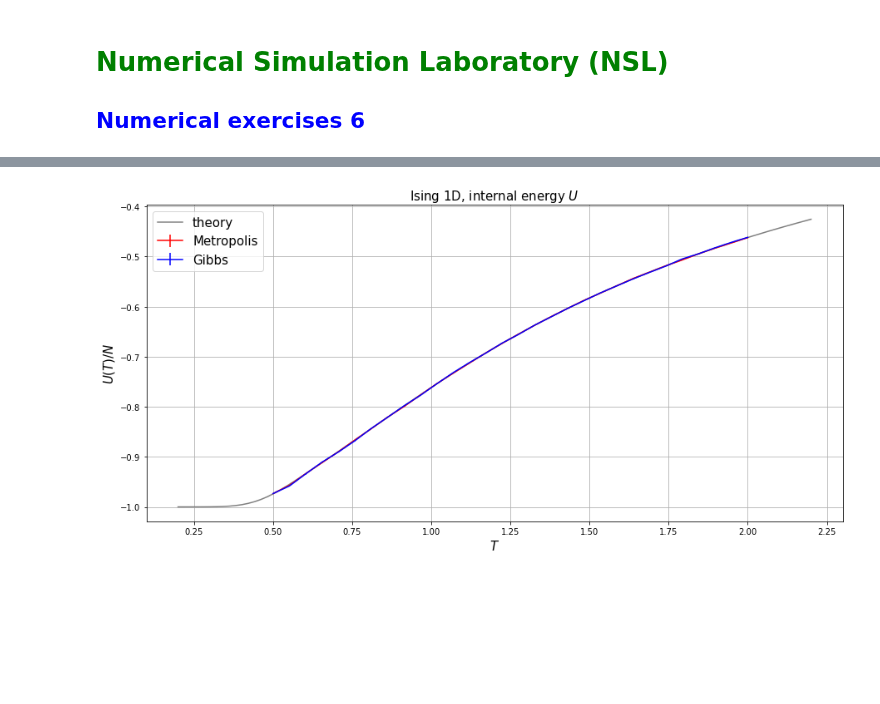
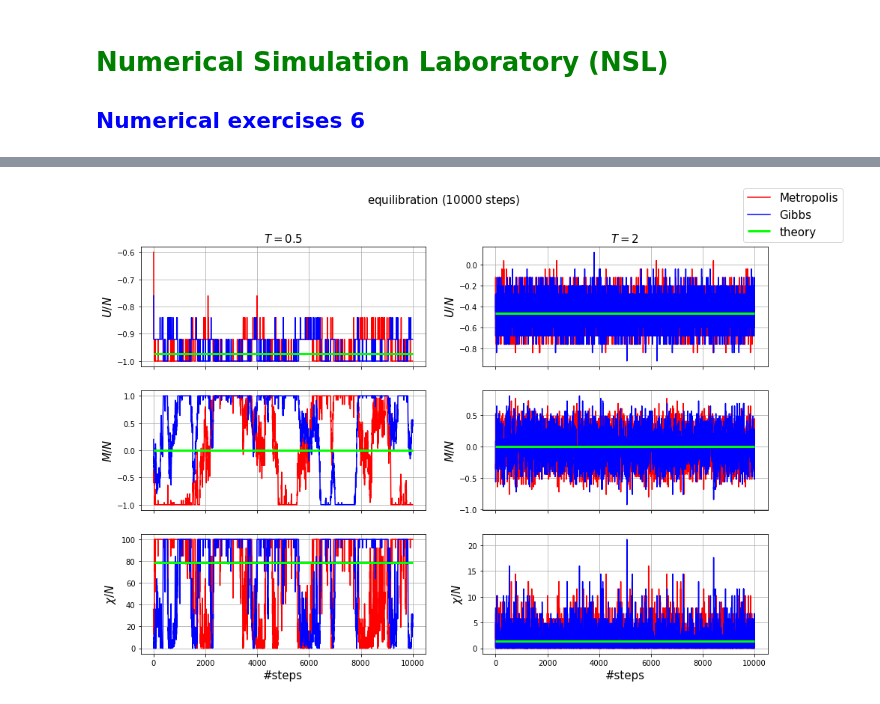
Before and after one commit to lukas-hermans/LSN_exercises, a Jupyter notebook: ex6/LSN_Exercises_06.ipynb, the cells around one changed output, grey strips where cells are left out. Cells and saved outputs as stored; diff of their text form; code cells hidden in the pictures; blank space fills up the shorter version.

```diff
--- a/ex6/LSN_Exercises_06.ipynb
+++ b/ex6/LSN_Exercises_06.ipynb
@@ -4,53 +31,72 @@
 # %%
 import numpy as np
 import matplotlib.pyplot as plt
 
-def compare_plot(title, x_label, y_label, T_sim, y_metro, err_metro, y_gibbs, err_gibbs, T_theo, y_theo):
+def calc_theo(T, J, Ns, h):
     '''
-    Plot comparison between theoretical results, Metropolis simulation and Gibbs simulation.
+    Calculation of theoretical results given specific experimental parameters.
+    Taken from exercise description.
     '''
-    plt.figure(figsize=(15, 7))
+    beta = 1/T
+    th = np.tanh(J/T)
+    thN = th**Ns
+    ch = 1/th
 
-    plt.errorbar(T_sim, y_metro, err_metro, color='r', label='Metropolis')
-    plt.errorbar(T_sim, y_gibbs, err_gibbs, color='b', label='Gibbs')
-    plt.plot(T_theo, y_theo, color='gray', label='theory')
+    e = -J*( th + ch*thN )/( 1 + thN )
+    heat=((beta*J)**2)*(((1+thN+(Ns-1)*(th**2)+(Ns-1)*(ch**2)*thN)/(1+thN))-Ns*((th+ch*thN)/(1+thN))**2)
+    b = 1/T
+    l1 = np.exp(b*J)*np.cosh(b*h)+np.sqrt(np.exp(2*b*J)*np.cosh(b*h)*np.cosh(b*h)-2*np.sinh(2*b*J))
+    l2 = np.exp(b*J)*np.cosh(b*h)-np.sqrt(np.exp(2*b*J)*np.cosh(b*h)*np.cosh(b*h)-2*np.sinh(2*b*J))
+    Z = l1**Ns + l2**Ns
+    M = (np.exp(b*J)*np.sinh(b*h)*((l1**(Ns-1))*(1+np.exp(b*J)*np.cosh(b*h)/np.sqrt(np.exp(2*b*J)*np.cosh(b*h)*np.cosh(b*h)-2*np.sinh(2*b*J)))
+            + (l2**(Ns-1))*(1-np.exp(b*J)*np.cosh(b*h)/np.sqrt(np.exp(2*b*J)*np.cosh(b*h)*np.cosh(b*h)-2*np.sinh(2*b*J)))))/(Z)
+    X = beta*np.exp(2*beta*J)*(1-thN)/(1+thN)
 
-    plt.title(title, size=15)
-    plt.xlabel(x_label, size=15)
-    plt.ylabel(y_label, size=15)
+    return e, heat, M, X
 
-    plt.grid()
-    plt.legend(fontsize=15)
-    plt.show()
+def equilibration_plot(ax, M, y_metro, y_gibbs, y_theo, ylabel,
+                       xlabel=None, title=None, label_metro=None, label_gibbs=None, label_theo=None):
+    '''
+    Plot equilibratioin of a certain measure for Metropolis simulation and Gibbs simulation and compare with theory.
+    '''
+    ax.plot(M, y_metro, color='r', label=label_metro)
+    ax.plot(M, y_gibbs, color='b', label=label_gibbs)
+    ax.hlines(y_theo, min(M), max(M), color='lime', zorder=10, linewidth=3, label=label_theo)
+    ax.set_xlabel(xlabel, size=15)
+    ax.set_ylabel(ylabel, size=15)
+    ax.set_title(title, size=15)
+    ax.grid()
 
-# define some variables for theoretical calculations
-points = 100
-T = np.linspace(0.2, 2.2, num=points)
-beta = 1/T
+# parameters
 J = 1.0
 Ns = 50
-th = np.tanh(J/T)
-thN = th**Ns
-ch = 1/th
 
-# calculation of theoretical results
-e = -J*( th + ch*thN )/( 1 + thN )
-heat=((beta*J)**2)*(((1+thN+(Ns-1)*(th**2)+(Ns-1)*(ch**2)*thN)/(1+thN))-Ns*((th+ch*thN)/(1+thN))**2)
-h=0.02 #external field
-b = 1/T
-l1 = np.exp(b*J)*np.cosh(b*h)+np.sqrt(np.exp(2*b*J)*np.cosh(b*h)*np.cosh(b*h)-2*np.sinh(2*b*J))
-l2 = np.exp(b*J)*np.cosh(b*h)-np.sqrt(np.exp(2*b*J)*np.cosh(b*h)*np.cosh(b*h)-2*np.sinh(2*b*J))
-Z = l1**Ns + l2**Ns
-M = (np.exp(b*J)*np.sinh(b*h)*((l1**(Ns-1))*(1+np.exp(b*J)*np.cosh(b*h)/np.sqrt(np.exp(2*b*J)*np.cosh(b*h)*np.cosh(b*h)-2*np.sinh(2*b*J)))
-        + (l2**(Ns-1))*(1-np.exp(b*J)*np.cosh(b*h)/np.sqrt(np.exp(2*b*J)*np.cosh(b*h)*np.cosh(b*h)-2*np.sinh(2*b*J)))))/(Z)
-X = beta*np.exp(2*beta*J)*(1-thN)/(1+thN)
+e_05, heat_05, M_05, X_05 = calc_theo(T=0.5, J=J, Ns=Ns, h=0)
+e_2, heat_2, M_2, X_2 = calc_theo(T=2, J=J, Ns=Ns, h=0)
 
-# load results from simulation
-T_sim, u_metro, u_err_metro, c_metro, c_err_metro, chi_metro, chi_err_metro = np.loadtxt("data/metro_h=0.txt", delimiter=',', skiprows=1, unpack=True, usecols=(0,1,2,3,4,5,6))
-m_metro, m_err_metro = np.loadtxt("data/metro_h=0.02.txt", delimiter=',', skiprows=1, unpack=True, usecols=(7,8))
-T_sim, u_gibbs, u_err_gibbs, c_gibbs, c_err_gibbs, chi_gibbs, chi_err_gibbs = np.loadtxt("data/gibbs_h=0.txt", delimiter=',', skiprows=1, unpack=True, usecols=(0,1,2,3,4,5,6))
-m_gibbs, m_err_gibbs = np.loadtxt("data/gibbs_h=0.02.txt", delimiter=',', skiprows=1, unpack=True, usecols=(7,8))
+# load data rows from equilibration example
+M, u_metro_05, chi_metro_05, m_metro_05 = np.loadtxt("data/metro_equi_05.txt", delimiter=',', skiprows=1, unpack=True)
+M, u_gibbs_05, chi_gibbs_05, m_gibbs_05 = np.loadtxt("data/gibbs_equi_05.txt", delimiter=',', skiprows=1, unpack=True)
+M, u_metro_2, chi_metro_2, m_metro_2 = np.loadtxt("data/metro_equi_2.txt", delimiter=',', skiprows=1, unpack=True)
+M, u_gibbs_2, chi_gibbs_2, m_gibbs_2 = np.loadtxt("data/gibbs_equi_2.txt", delimiter=',', skiprows=1, unpack=True)
 
-compare_plot('Ising 1D, internal energy $U$', r'$T$', r'$U(T)/N$', T_sim, u_metro, u_err_metro, u_gibbs, u_err_gibbs, T, e)
+fig, ax = plt.subplots(3, 2, figsize=(15,10), sharex=True)
+fig.suptitle("equilibration ($10000$ steps)", size=15)
+
+equilibration_plot(ax[0, 0], M, u_metro_05, u_gibbs_05, e_05,
+                   "$U/N$", title="$T = 0.5$", label_metro="Metropolis", label_gibbs="Gibbs", label_theo="theory")
+equilibration_plot(ax[0, 1], M, u_metro_2, u_gibbs_2, e_2,
+                   "$U/N$", title="$T = 2$")
+equilibration_plot(ax[1, 0], M, m_metro_05, m_gibbs_05, M_05,
+                   "$M/N$")
+equilibration_plot(ax[1, 1], M, m_metro_2, m_gibbs_2, M_2,
+                   "$M/N$")
+equilibration_plot(ax[2, 0], M, chi_metro_05, chi_gibbs_05, X_05,
+                   "$\chi / N$", xlabel="#steps")
+equilibration_plot(ax[2, 1], M, chi_metro_2, chi_gibbs_2, X_2,
+                   "$\chi / N$", xlabel="#steps")
+
+fig.legend(fontsize=15)
+plt.show()
 # %% [output]
-[figure, old version]
+[figure, new version]
```
Also changed, not shown: parts of 8 cells of this notebook, 15 other files.
